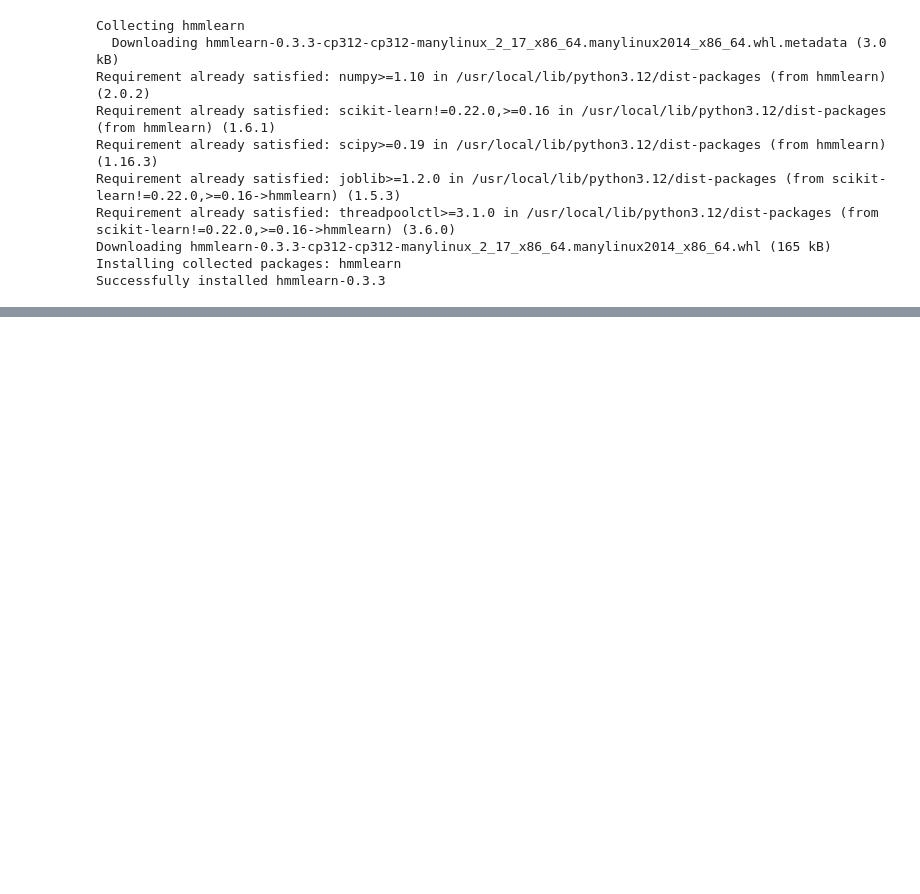
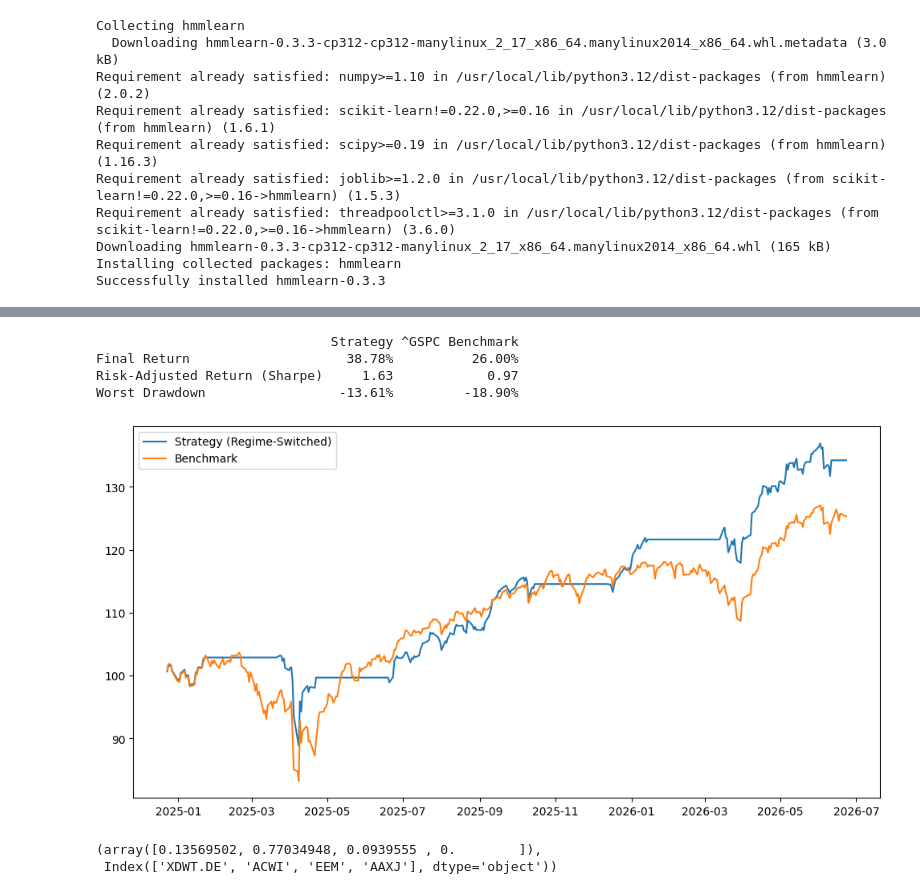
Before and after one commit to 23DP2ACuba/quant_projects, a Jupyter notebook: mvo_w_es_pfopt.ipynb, the cells around one changed output, grey strips where cells are left out. Cells and saved outputs as stored; diff of their text form; code cells hidden in the pictures; blank space fills up the shorter version.

```diff
--- a/mvo_w_es_pfopt.ipynb
+++ b/mvo_w_es_pfopt.ipynb
@@ -415,7 +397,6 @@ class PortfolioGenerator(HMM, Filter,  DataStore, Optimizer):
       self.risk_aversion = 3.0
       self.min_weight_threshold = 0.01
       self.debug = debug
-      self.returns = None
       self.recalc_window = recalc_window
       self.risk_q = risk_q
 
@@ -432,10 +413,10 @@ class PortfolioGenerator(HMM, Filter,  DataStore, Optimizer):
       }
       self.per_country_penalty = {"US": 1.5, "Europe": 1.0, "Asia": 1.0}
 
-    def train_hmm(self):
-      super().train(self.returns or self.returns_raw)
+    def train_hmm(self, returns):
+      super().train(returns)
 
-    def hmm_filter(self):
+    def hmm_filter(self, returns_raw):
       if self.filterred:
         raise ValueError("Filter has already been applied")
 
@@ -443,23 +424,24 @@ class PortfolioGenerator(HMM, Filter,  DataStore, Optimizer):
         raise ValueError("HMM has not been fitted yet. Run train() first.")
 
       self.filterred = True
-      self.returns = super().hmm_filter(
-          returns=self.returns_raw,
+      returns = super().hmm_filter(
+          returns=returns_raw,
           recalc_window=self.recalc_window,
           risk_q=self.risk_q,
           hmm=self
       )
 
-      del self.returns_raw
+      return returns
 
-    def corr_filter(self, ):
+
+    def corr_filter(self, returns_raw):
       if self.filterred:
         raise ValueError("Filter has already been applied")
 
       self.filterred = True
 
-      self.returns =  super().corr_filter(self.returns_raw)
-      del self.returns_raw
+      returns =  super().corr_filter(returns_raw)
+      return returns
 
     def get_current_regime(self):
       P_expected = self.get_P_expected(self.recalc_window)
@@ -502,7 +484,7 @@ class PortfolioGenerator(HMM, Filter,  DataStore, Optimizer):
       country_df.columns = ["US", "Europe", "Asia"]
       return exposure_df, country_df
 
-    def optimize_portfolio(self, exposures, country_alloc):
+    def optimize_portfolio(self, exposures, country_alloc, returns):
       regime = self.get_current_regime()
       blend_mtx = None if regime == "Low" \
                   else self.get_blend_cov(self.recalc_window)
@@ -511,13 +493,13 @@ class PortfolioGenerator(HMM, Filter,  DataStore, Optimizer):
           exposures, country_alloc
       )
 
-      sector_mtx_vals = sector_matrix.loc[self.returns.columns].T.values
-      country_mtx_vals = country_matrix.loc[self.returns.columns].T.values
+      sector_mtx_vals = sector_matrix.loc[returns.columns].T.values
+      country_mtx_vals = country_matrix.loc[returns.columns].T.values
 
-      cols = self.returns.columns
+      cols = returns.columns
 
       w = self.optimize(
-        returns=self.returns,
+        returns=returns,
         regime=regime,
         risk_aversion=self.risk_aversion,
         sector_exposure_matrix=sector_mtx_vals,
@@ -529,11 +511,3 @@ class PortfolioGenerator(HMM, Filter,  DataStore, Optimizer):
       w_final[cols] = w
 
       return w_final
-# %%
-hmm_params = {
-    "n_components": 2,
-    "n_iter": 50,
-    "tol": 1e-2,
-    "init_params": "stmc",
-    "covariance_type": "diag"
-}
@@ -542,2 +700,4 @@ ptf = PortfolioGenerator(hmm_params)
+# %%
+backtest = PortfolioBacktest(hmm_params)
 # %%
-ptf.get_data(indices, start, end, interval)
+backtest.load_data(indices, start, end, interval)
@@ -780,0 +704,3 @@ Worst Drawdown                 -14.58%         -18.90%
+# %%
+backtest.rolling_backtest(sector_exp=sector_exp, country_exp=country_exp)
+# %% [output]
@@ -780,0 +726,7 @@ Worst Drawdown                 -14.58%         -18.90%
+                              Strategy ^GSPC Benchmark
+Final Return                    38.78%          26.00%
+Risk-Adjusted Return (Sharpe)     1.63            0.97
+Worst Drawdown                 -13.61%         -18.90%
+[figure, added]
+(array([0.13569502, 0.77034948, 0.0939555 , 0.        ]),
+ Index(['XDWT.DE', 'ACWI', 'EEM', 'AAXJ'], dtype='object'))
```
Also changed, not shown: parts of 14 cells of this notebook.
